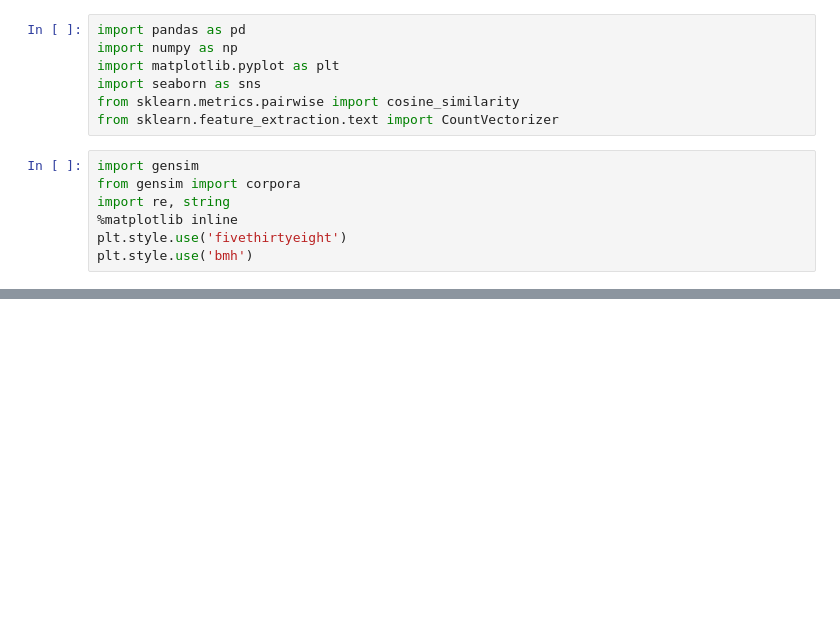
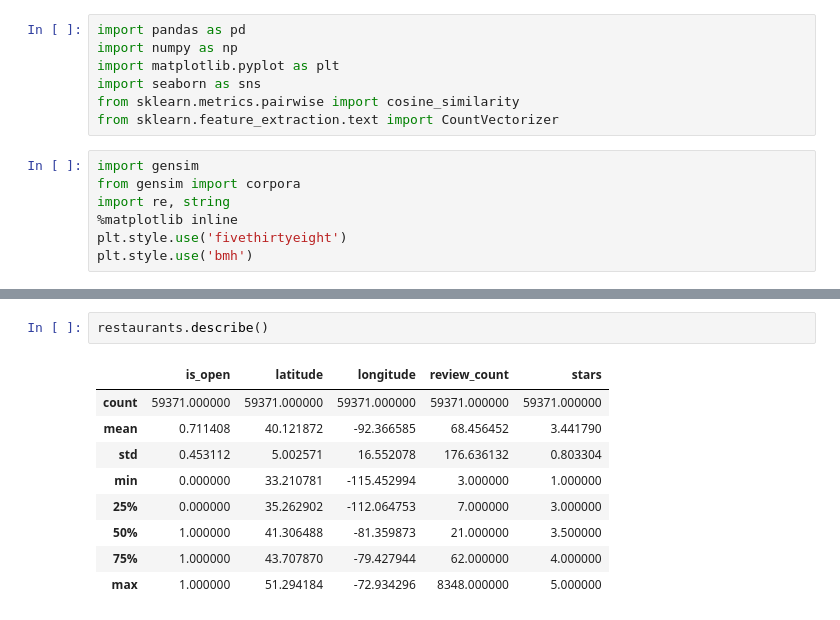
Before and after one commit to rsudharshan/yelp, a Jupyter notebook: yelp dataset.ipynb, the cells around one changed output, grey strips where cells are left out. Saved outputs shown, nothing was run; the diff lists cells and outputs as text; blank space fills up the shorter version.

```diff
--- a/yelp dataset.ipynb
+++ b/yelp dataset.ipynb
@@ -25,0 +46,12 @@ ValueError: Trailing data
+# %%
+restaurants.describe()
+# %% [output]
+|  | is_open | latitude | longitude | review_count | stars |
+| count | 59371.000000 | 59371.000000 | 59371.000000 | 59371.000000 | 59371.000000 |
+| mean | 0.711408 | 40.121872 | -92.366585 | 68.456452 | 3.441790 |
+| std | 0.453112 | 5.002571 | 16.552078 | 176.636132 | 0.803304 |
+| min | 0.000000 | 33.210781 | -115.452994 | 3.000000 | 1.000000 |
+| 25% | 0.000000 | 35.262902 | -112.064753 | 7.000000 | 3.000000 |
+| 50% | 1.000000 | 41.306488 | -81.359873 | 21.000000 | 3.500000 |
+| 75% | 1.000000 | 43.707870 | -79.427944 | 62.000000 | 4.000000 |
+| max | 1.000000 | 51.294184 | -72.934296 | 8348.000000 | 5.000000 |
```
Also changed, not shown: parts of 12 cells of this notebook.
